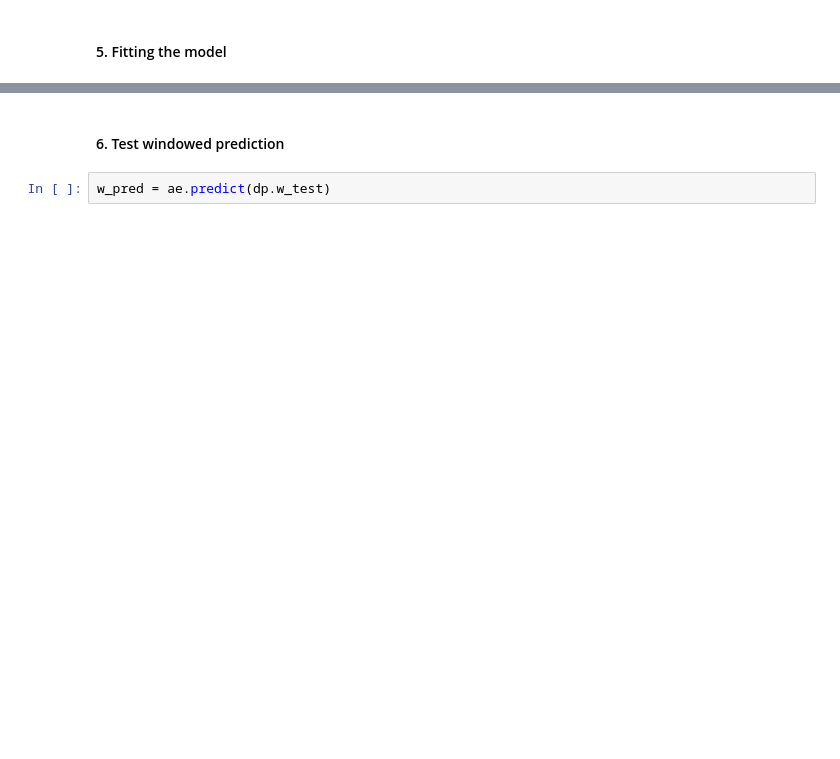
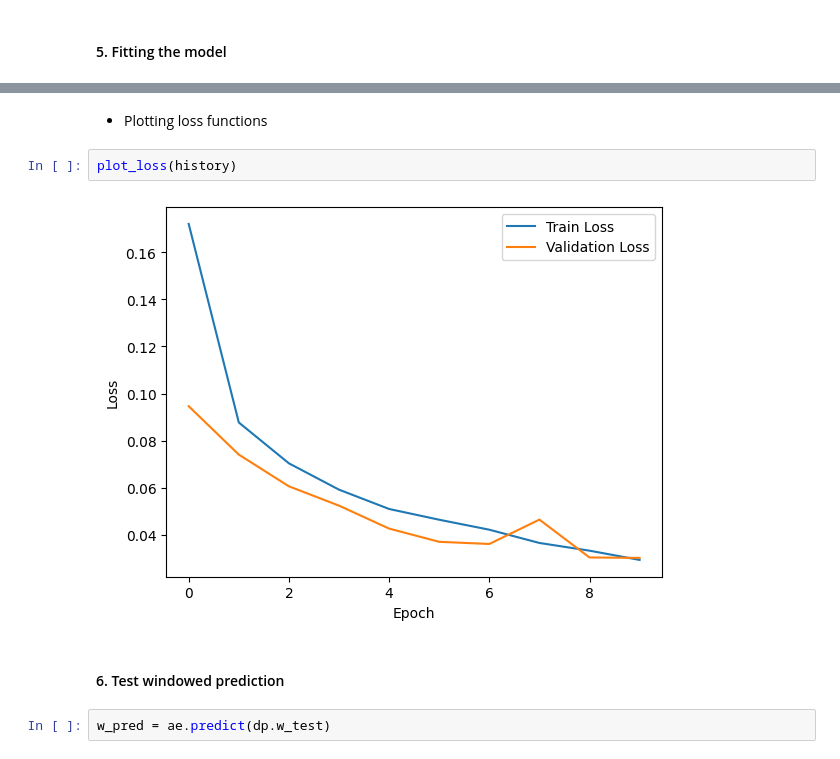
Before and after one commit to Achraf-Louiza/LSTM-AE-TS-anomaly-detection, a Jupyter notebook: anomaly_detection.ipynb, the cells around one changed output, grey strips where cells are left out. Drawn from its saved outputs; the diff is of its cells as text; blank space fills up the shorter version.

```diff
--- a/anomaly_detection.ipynb
+++ b/anomaly_detection.ipynb
@@ -180,3 +186,9 @@ Epoch 10/10
+# %% [markdown]
+- Plotting loss functions
+# %%
+plot_loss(history)
+# %% [output]
+[figure, added]
 # %% [markdown]
 #### 6. Test  windowed prediction
 # %%
```
Also changed, not shown: parts of 20 cells of this notebook.
